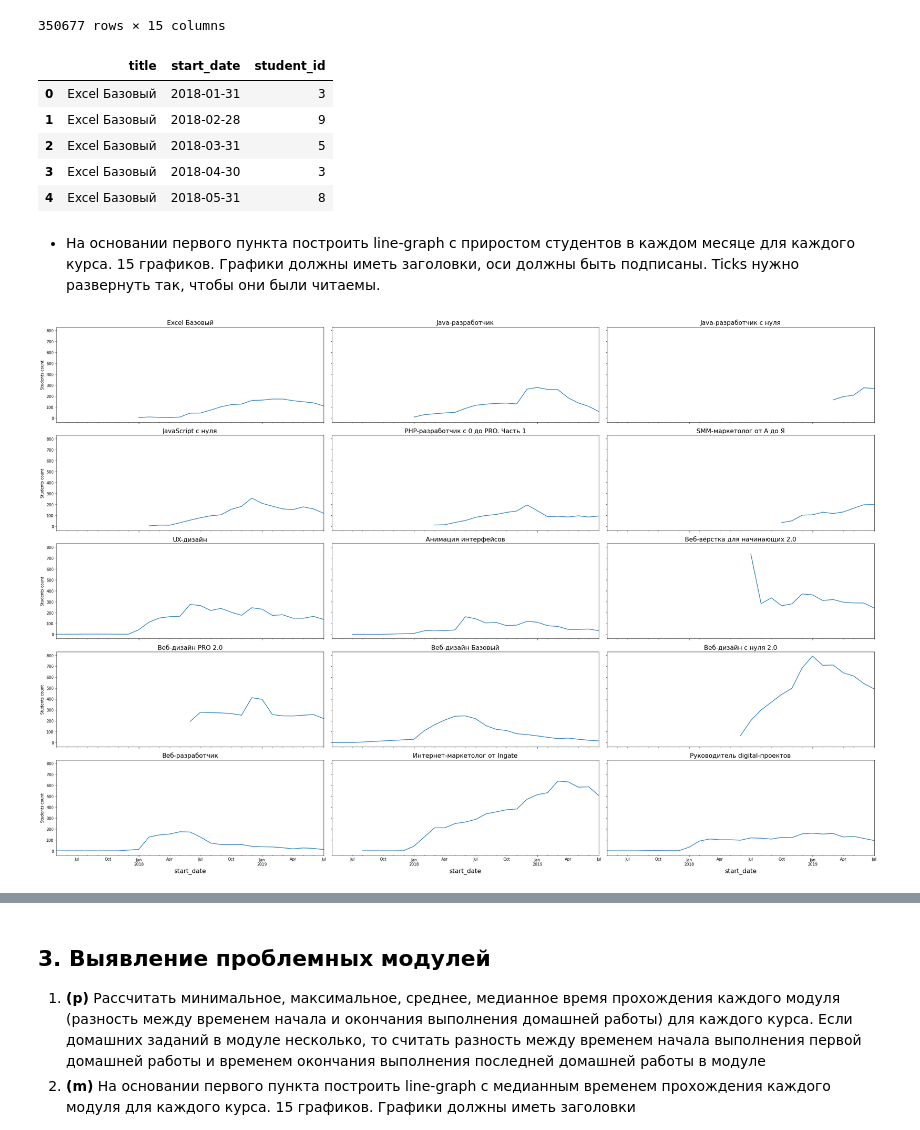
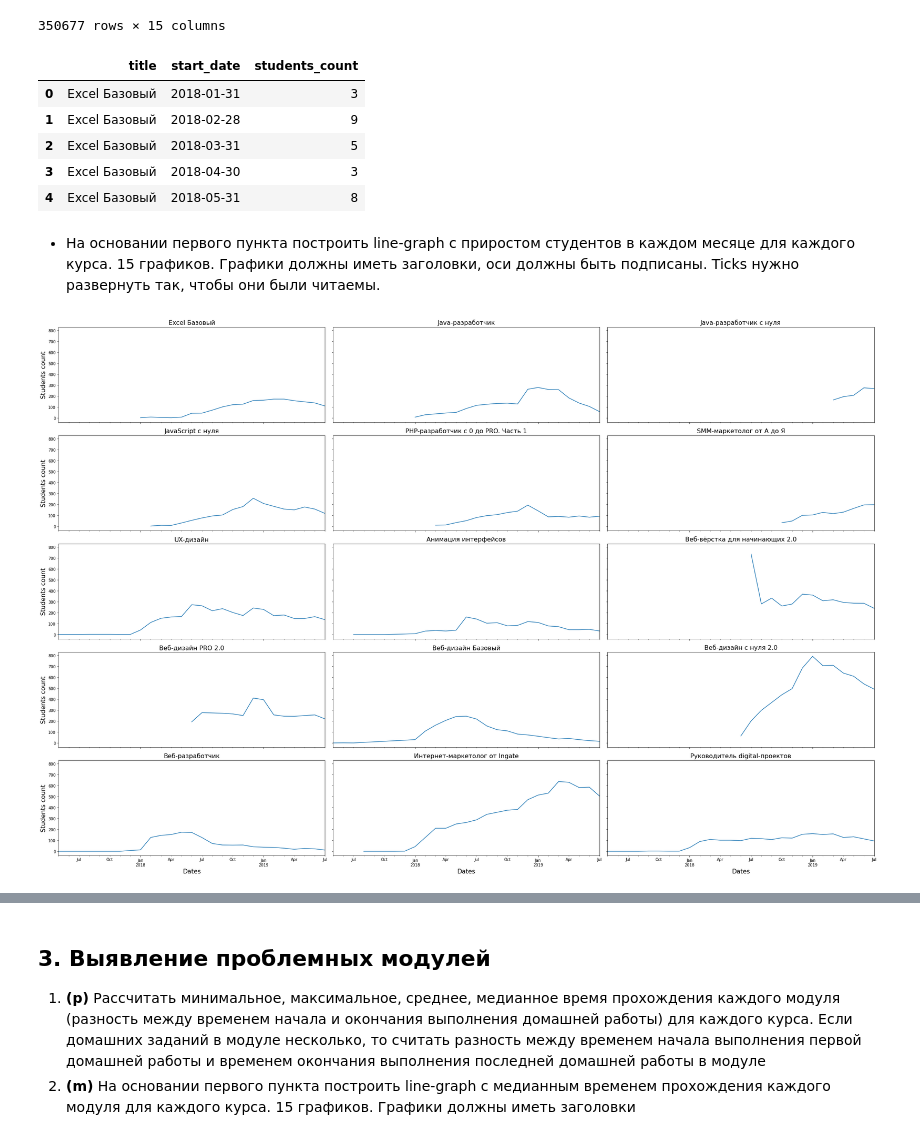
Before and after one commit to vegorovmsk/skillbox_ds_analytics_project_1, a Jupyter notebook: Coursework_analytics_1.ipynb, the cells around one changed output, grey strips where cells are left out. Saved outputs shown, nothing was run; the diff lists cells and outputs as text; code cells hidden in the pictures.

Commit message:
Change students count from count to nunique. Create df for progresses count.

```diff
--- a/Coursework_analytics_1.ipynb
+++ b/Coursework_analytics_1.ipynb
@@ -623,10 +623,10 @@ data_df[data_df['start_date'] > '2016-03-01']
 | 350677 | e9bb9205eeed307ee7cbaa08bfd166c3 | 18 | Экзаменационное задание | 1 | Экзаменационная работа | c2393457-b95e-46ac-b2c7-cd9b7d5f8ba4 | False | ... |
 350677 rows × 15 columns
 # %%
-grouped_monthes_df = data_df.groupby(['title', pd.Grouper(key='start_date', freq='M')])['student_id'].nunique().reset_index()
+grouped_monthes_df = data_df.groupby(['title', pd.Grouper(key='start_date', freq='M')])['student_id'].nunique().reset_index().rename(columns={'student_id': 'students_count'})
 grouped_monthes_df.head()
 # %% [output]
-|  | title | start_date | student_id |
+|  | title | start_date | students_count |
 | 0 | Excel Базовый | 2018-01-31 | 3 |
 | 1 | Excel Базовый | 2018-02-28 | 9 |
 | 2 | Excel Базовый | 2018-03-31 | 5 |
@@ -637,18 +637,20 @@ grouped_monthes_df.head()
 # %%
 fig, axes = plt.subplots(5, 3, sharex=True, sharey=True, figsize=(30, 20))
 
 for ax, t in zip(axes.ravel(), grouped_monthes_df.title.unique()):
     temp_df = grouped_monthes_df[grouped_monthes_df.title.eq(t)]\
                 .dropna()\
                 .sort_values(by='start_date')
     ax.set_title(t, fontsize=16)
-    ax.set_xlabel('Dates', fontsize=16)
-    ax.set_ylabel('Students count')
+
 
     plt.tight_layout()
 
-    temp_df.plot.line(x='start_date', y='student_id', ax=ax, legend=None)
+    temp_df.plot.line(x='start_date', y='students_count', ax=ax, legend=None)
+
+    ax.set_xlabel('Dates', fontsize=16)
+    ax.set_ylabel('Students count', fontsize=16)
 
 plt.show()
 # %% [output]
-[figure, old version]
+[figure, new version]
```
Also changed, not shown: parts of 5 cells of this notebook.
